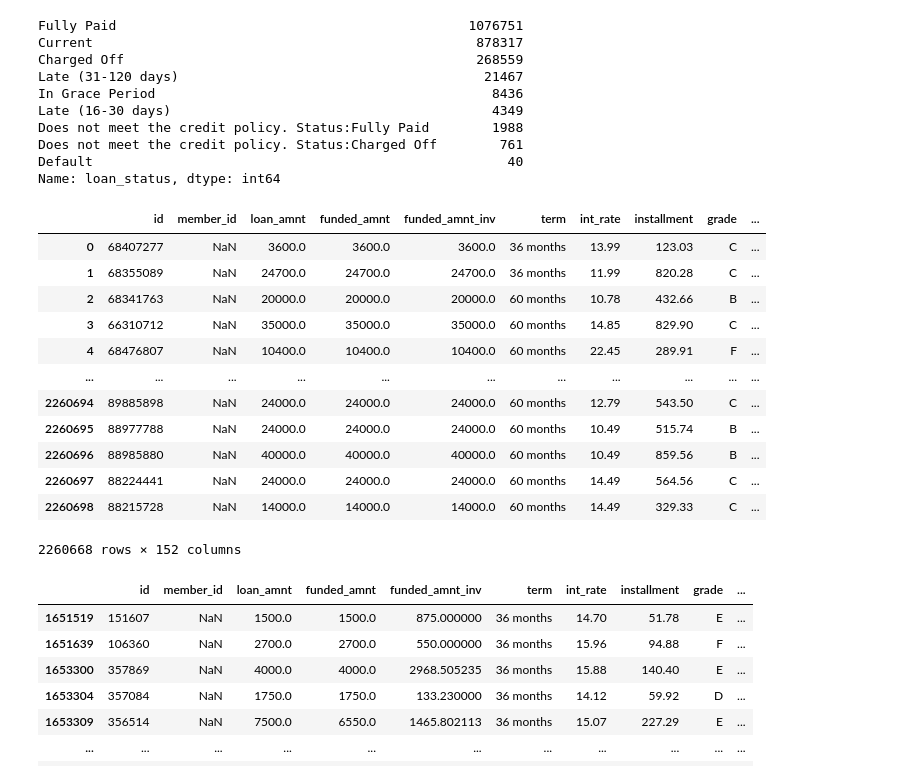
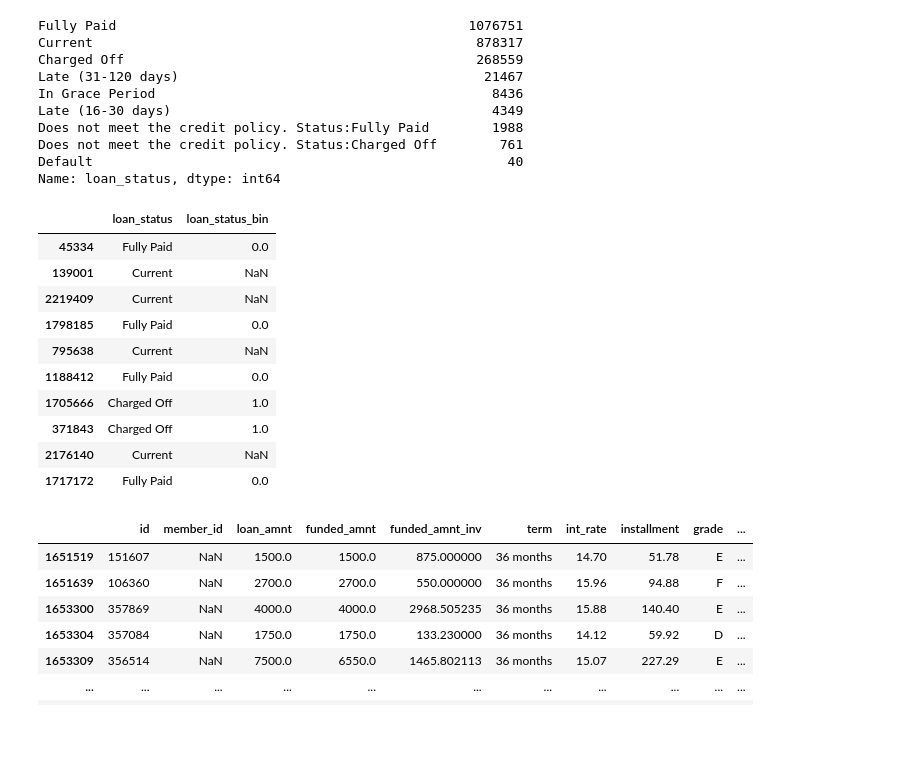
Before and after one commit to Amar-raj-j6380/Lending_Club, a Jupyter notebook: 4. Paid In Full vs Defaulted/Preprocess - 10 features.ipynb, the cells around one changed output. Drawn from its saved outputs; the diff is of its cells as text; code cells hidden in the pictures; blank space fills up the shorter version.

```diff
--- a/4. Paid Off vs Defaulted/Acc Loans - Choose Feat + Data Clean.ipynb
+++ b/4. Paid In Full vs Defaulted/Preprocess - 10 features.ipynb
@@ -74,21 +74,19 @@ Name: loan_status, dtype: int64
 a['loan_status_bin'] = a['loan_status'].map({'Charged Off':1, 'Fully Paid':0})
 # %%
 #Quick Check:
-a
+a[['loan_status', 'loan_status_bin']].sample(10)
 # %% [output]
-|  | id | member_id | loan_amnt | funded_amnt | funded_amnt_inv | term | int_rate | installment | grade | ... |
-| 0 | 68407277 | NaN | 3600.0 | 3600.0 | 3600.0 | 36 months | 13.99 | 123.03 | C | ... |
-| 1 | 68355089 | NaN | 24700.0 | 24700.0 | 24700.0 | 36 months | 11.99 | 820.28 | C | ... |
-| 2 | 68341763 | NaN | 20000.0 | 20000.0 | 20000.0 | 60 months | 10.78 | 432.66 | B | ... |
-| 3 | 66310712 | NaN | 35000.0 | 35000.0 | 35000.0 | 60 months | 14.85 | 829.90 | C | ... |
-| 4 | 68476807 | NaN | 10400.0 | 10400.0 | 10400.0 | 60 months | 22.45 | 289.91 | F | ... |
-| ... | ... | ... | ... | ... | ... | ... | ... | ... | ... | ... |
-| 2260694 | 89885898 | NaN | 24000.0 | 24000.0 | 24000.0 | 60 months | 12.79 | 543.50 | C | ... |
-| 2260695 | 88977788 | NaN | 24000.0 | 24000.0 | 24000.0 | 60 months | 10.49 | 515.74 | B | ... |
-| 2260696 | 88985880 | NaN | 40000.0 | 40000.0 | 40000.0 | 60 months | 10.49 | 859.56 | B | ... |
-| 2260697 | 88224441 | NaN | 24000.0 | 24000.0 | 24000.0 | 60 months | 14.49 | 564.56 | C | ... |
-| 2260698 | 88215728 | NaN | 14000.0 | 14000.0 | 14000.0 | 60 months | 14.49 | 329.33 | C | ... |
+|  | loan_status | loan_status_bin |
+| 45334 | Fully Paid | 0.0 |
+| 139001 | Current | NaN |
+| 2219409 | Current | NaN |
+| 1798185 | Fully Paid | 0.0 |
+| 795638 | Current | NaN |
+| 1188412 | Fully Paid | 0.0 |
+| 1705666 | Charged Off | 1.0 |
+| 371843 | Charged Off | 1.0 |
+| 2176140 | Current | NaN |
+| 1717172 | Fully Paid | 0.0 |
-2260668 rows × 152 columns
 # %%
 #It is not clear what "Does not meet the credit policy....." means.
 #a[a.loan_status == 'Does not meet the credit policy. Status:Fully Paid']
```
Also changed, not shown: parts of 29 cells of this notebook.
